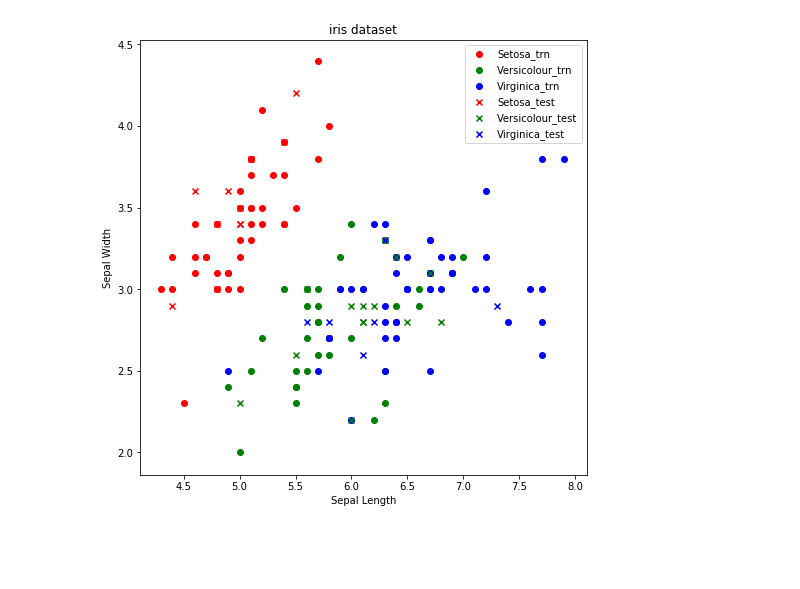
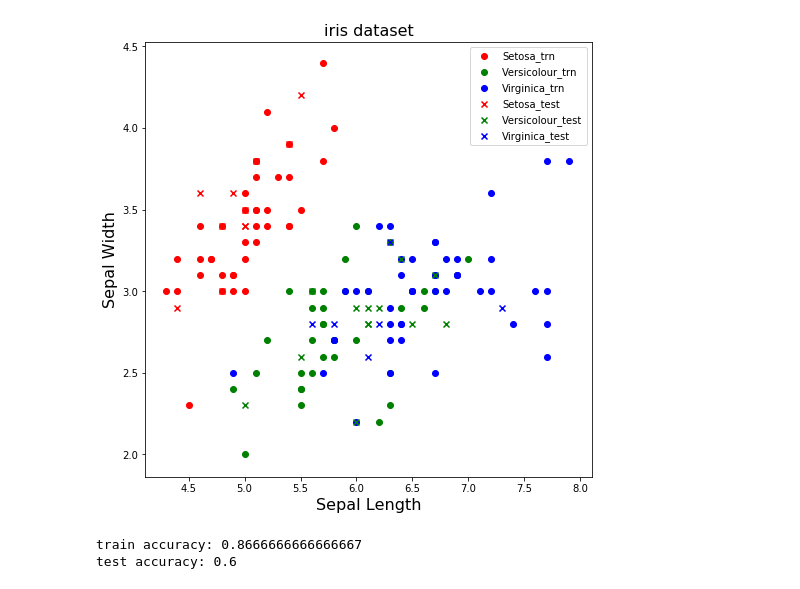
Before and after one commit to amourav/kNN_from_scratch, a Jupyter notebook: knn demo.ipynb, the cells around one changed output. Drawn from its saved outputs; the diff is of its cells as text; code cells hidden in the pictures; blank space fills up the shorter version.

```diff
--- a/knn demo.ipynb
+++ b/knn demo.ipynb
@@ -41,29 +44,44 @@ X_trn, X_test, y_trn, y_test = train_test_split(X_,
 # %%
 # a scatterplot displaying each species based on sepal length (x axis) and sepal length (y axis)
 colours = ['red', 'green', 'blue']
 legend = ['Setosa', 'Versicolour', 'Virginica']
 classes = list(set(y))
 f = plt.figure(figsize=(8, 8))
 for i in classes:
     idx = np.where(y_trn == classes[i])
     plt.scatter(X_trn[idx, 0],
                 X_trn[idx, 1],
                 c=colours[i],
                 label=legend[i]+'_trn')
 
 for i in classes:
     idx = np.where(y_test == classes[i])
     plt.scatter(X_test[idx, 0],
                 X_test[idx, 1],
                 c=colours[i],
                 label=legend[i]+'_test',
                 marker='x')
 
 
 plt.legend()
-plt.title('iris dataset')
-plt.xlabel('Sepal Length')
-plt.ylabel('Sepal Width')
+plt.title('iris dataset', fontsize=16)
+plt.xlabel('Sepal Length', fontsize=16)
+plt.ylabel('Sepal Width', fontsize=16)
 plt.show()
 # %% [output]
-[figure, old version]
+[figure, new version]
+# %%
+# train and evaluate the classifier
+
+k = 8
+knn = kNearestNeighbor(k=k)
+knn.fit(X_trn, y_trn, v=False)
+y_trn_pred = knn.predict(X_trn)
+trn_acc = accuracy(y_trn_pred, y_trn)
+y_test_pred = knn.predict(X_test)
+test_acc = accuracy(y_test_pred, y_test)
+print('train accuracy: {}'.format(trn_acc))
+print('test accuracy: {}'.format(test_acc))
+# %% [output]
+train accuracy: 0.8666666666666667
+test accuracy: 0.6
```
Also changed, not shown: parts of 6 cells of this notebook, 6 other files.
